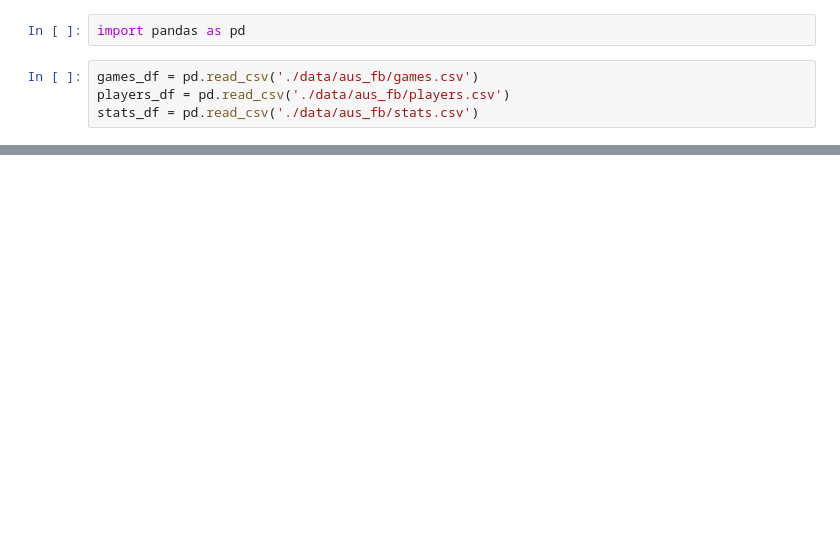
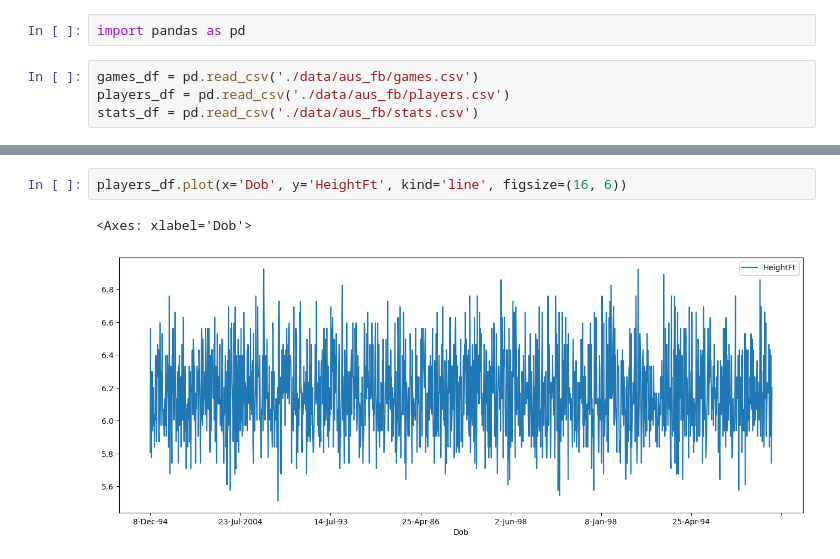
Before and after one commit to TimGraf/jupyter-notebooks, a Jupyter notebook: aus_football_test.ipynb, the cells around one changed output, grey strips where cells are left out. Cells and saved outputs as stored; diff of their text form; blank space fills up the shorter version.

```diff
--- a/aus_football_test.ipynb
+++ b/aus_football_test.ipynb
@@ -19,0 +89,5 @@ games_df.describe()
+# %%
+players_df.plot(x='Dob', y='HeightFt', kind='line', figsize=(16, 6))
+# %% [output]
+<Axes: xlabel='Dob'>
+[figure, added]
```
Also changed, not shown: parts of 8 cells of this notebook, 1 other file.
